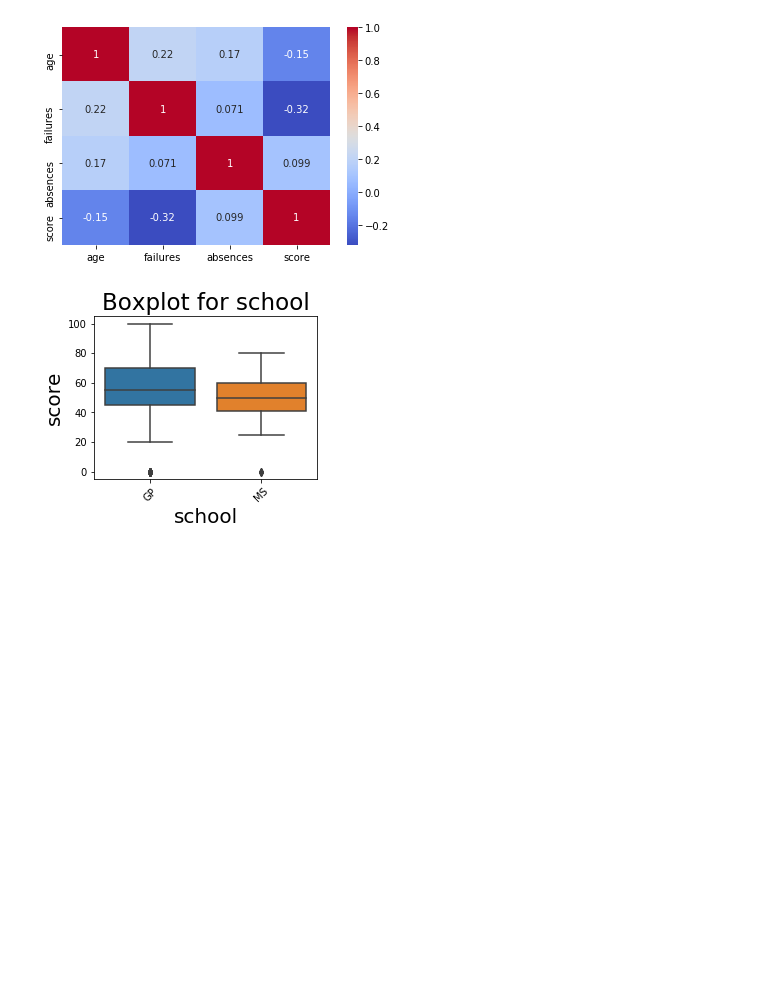
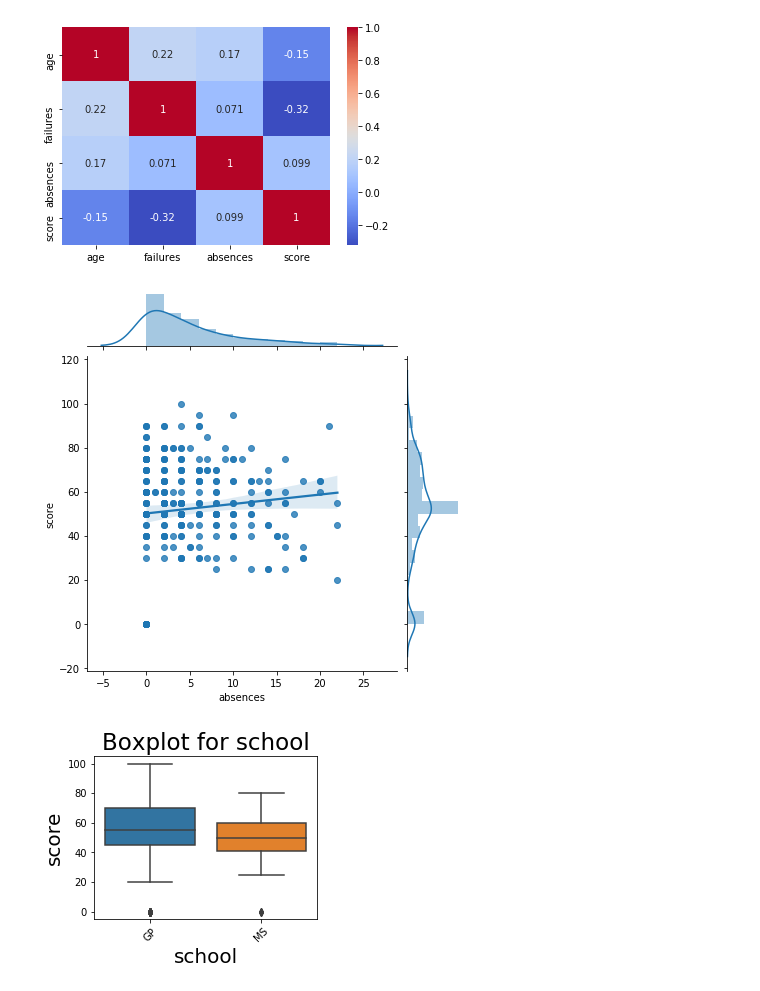
Before and after one commit to aberkoveo/skillfactory, a Jupyter notebook: Projects/Project_2/stud_math_EDA.ipynb, the cells around one changed output. Drawn from its saved outputs; the diff is of its cells as text; code cells hidden in the pictures; blank space fills up the shorter version.

Commit message:
-added-absences-stat

```diff
--- a/Projects/Project_2/stud_math_EDA.ipynb
+++ b/Projects/Project_2/stud_math_EDA.ipynb
@@ -354,6 +354,12 @@ sns.heatmap(correlation, annot=True, cmap='coolwarm')
 # %% [output]
 <matplotlib.axes._subplots.AxesSubplot at 0x...>
 [figure]
+# %%
+# посмотрим предварительно влияние прогулов на оценку
+# Довольное странно, кажется, с ростом прогулов немного растет и оценка в среднем
+sns.jointplot(x='absences', y='score', data=data, kind='reg');
+# %% [output]
+[figure, added]
 # %%
 # рассмотрим графики зависимости оценок студентов от категориальных признаков
 for col in categ_columns:
```
Also changed, not shown: parts of 3 cells of this notebook.
